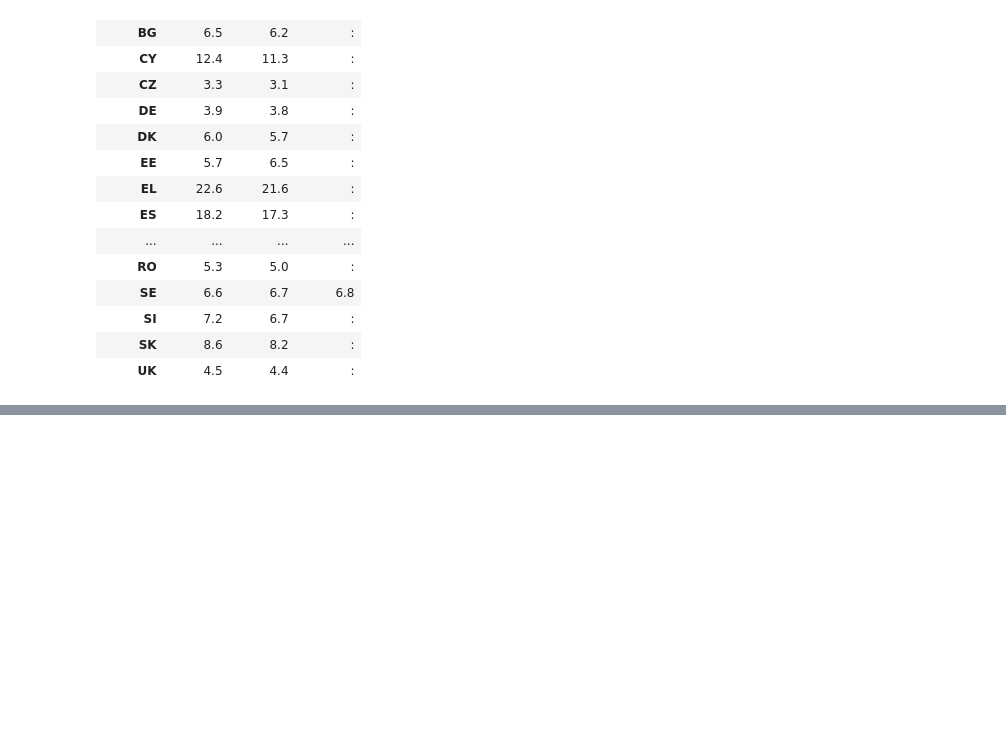
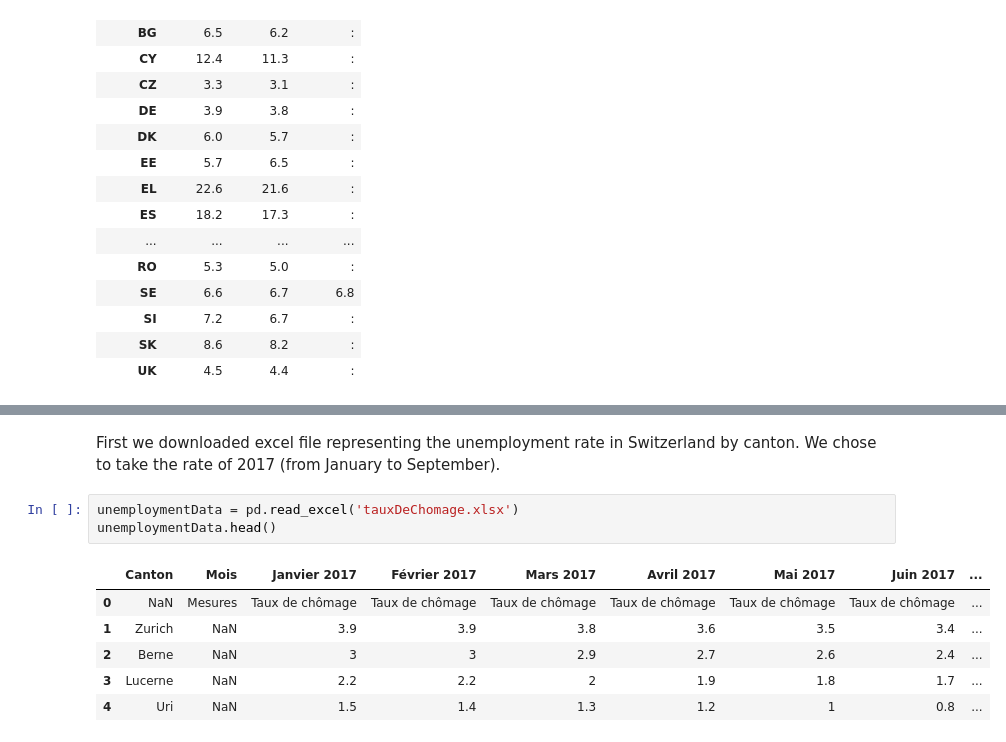
Before and after one commit to Roussaky/ada-EPFL, a Jupyter notebook: Homework3/Homework3.ipynb, the cells around one changed output, grey strips where cells are left out. Cells and saved outputs as stored; diff of their text form; blank space fills up the shorter version.

Commit message:
Add cantons layers

```diff
--- a/Homework3/Homework3.ipynb
+++ b/Homework3/Homework3.ipynb
@@ -34,0 +43,12 @@ new_rates
+# %% [markdown]
+First we downloaded excel file representing the unemployment rate in Switzerland by canton. We chose to take the rate of 2017 (from January to September).
+# %%
+unemploymentData = pd.read_excel('tauxDeChomage.xlsx')
+unemploymentData.head()
+# %% [output]
+|  | Canton | Mois | Janvier 2017 | Février 2017 | Mars 2017 | Avril 2017 | Mai 2017 | Juin 2017 | ... |
+| 0 | NaN | Mesures | Taux de chômage | Taux de chômage | Taux de chômage | Taux de chômage | Taux de chômage | Taux de chômage | ... |
+| 1 | Zurich | NaN | 3.9 | 3.9 | 3.8 | 3.6 | 3.5 | 3.4 | ... |
+| 2 | Berne | NaN | 3 | 3 | 2.9 | 2.7 | 2.6 | 2.4 | ... |
+| 3 | Lucerne | NaN | 2.2 | 2.2 | 2 | 1.9 | 1.8 | 1.7 | ... |
+| 4 | Uri | NaN | 1.5 | 1.4 | 1.3 | 1.2 | 1 | 0.8 | ... |
```
Also changed, not shown: parts of 7 cells of this notebook, 7 other files.
